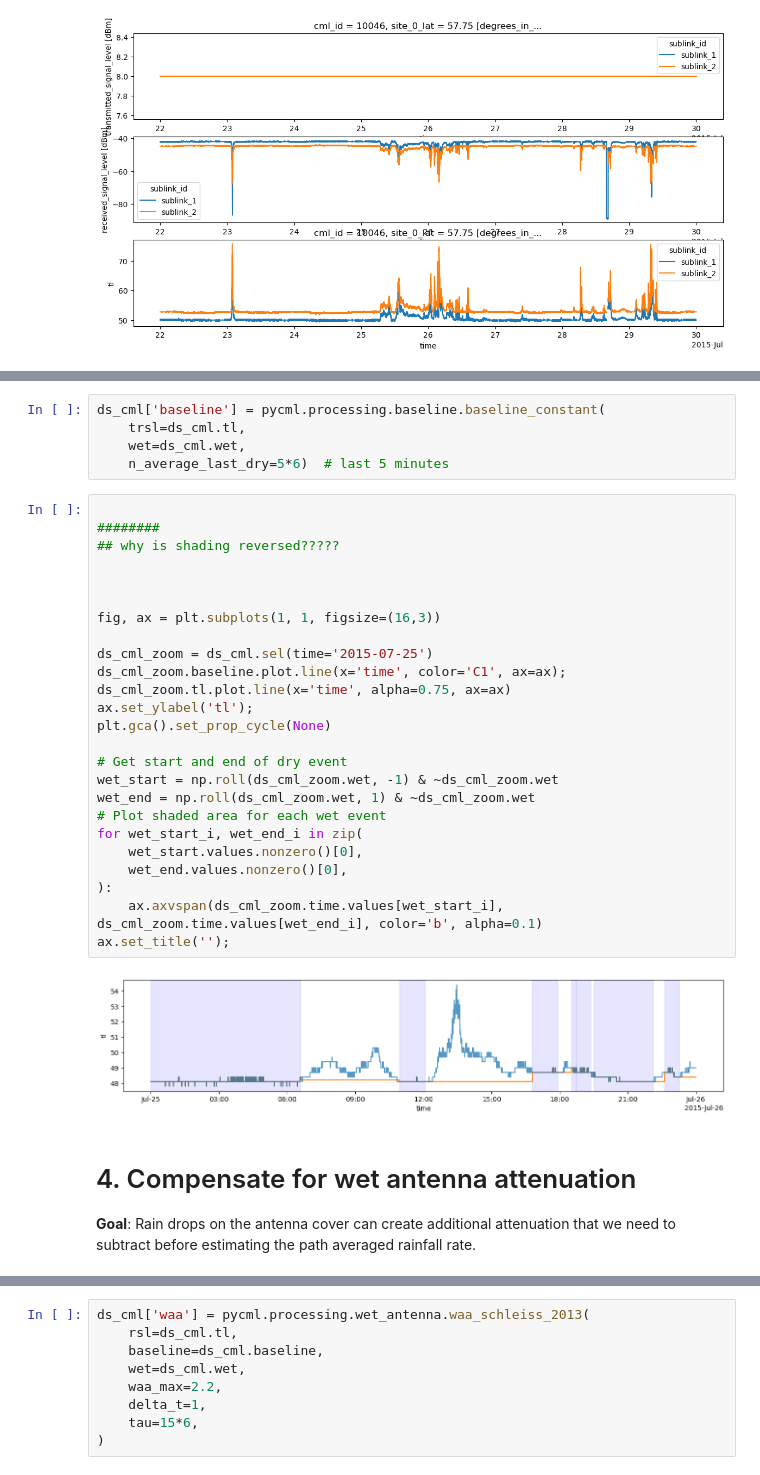
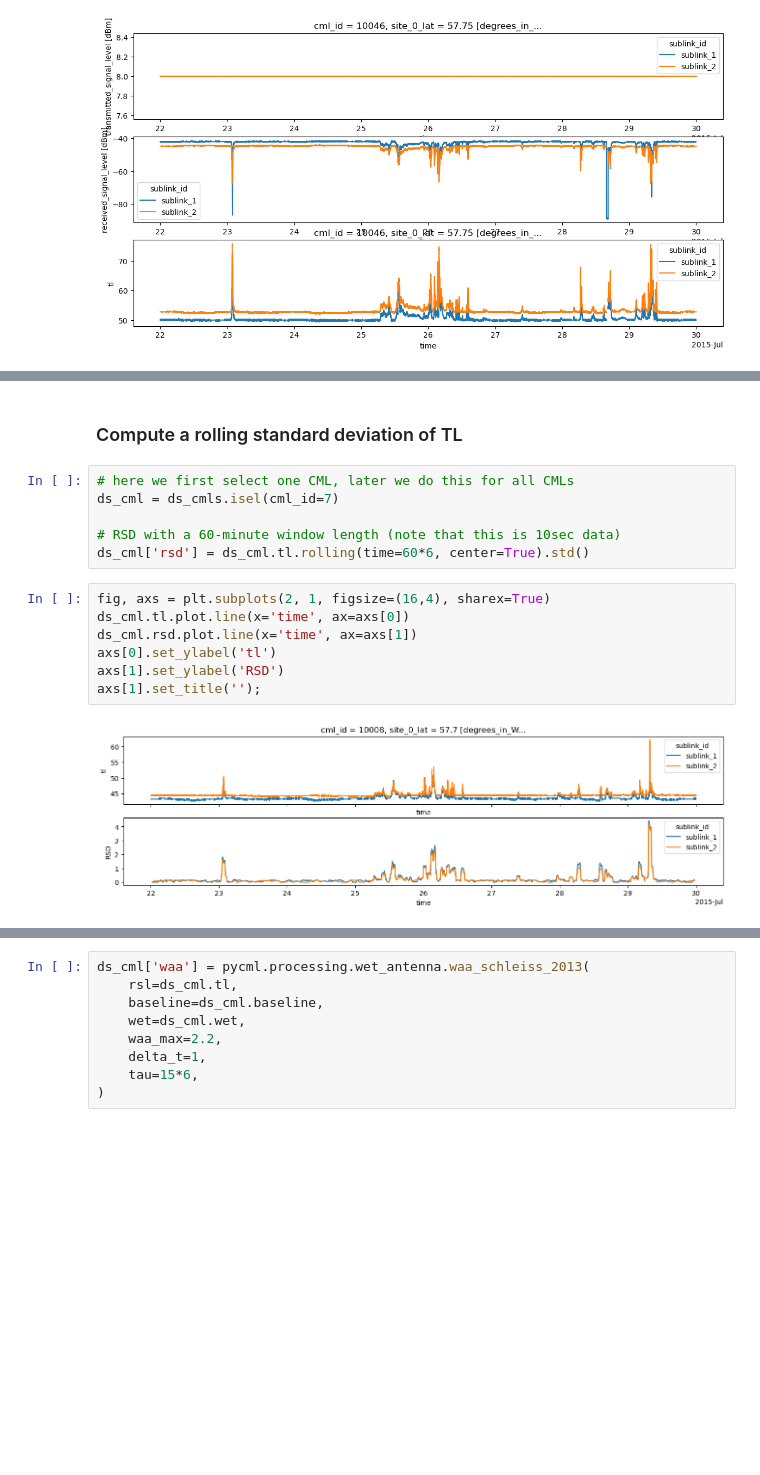
Before and after one commit to OpenSenseAction/PrePEP_short_course_OS, a Jupyter notebook: 2_cml_processing_timeseries.ipynb, the cells around one changed output, grey strips where cells are left out. Saved outputs shown, nothing was run; the diff lists cells and outputs as text; blank space fills up the shorter version.

```diff
--- a/2_cml_processing_timeseries.ipynb
+++ b/2_cml_processing_timeseries.ipynb
@@ -280,35 +156,17 @@ ds_cml['wet'] = ds_cml.rsd > 0.2
-# %%
-ds_cml['baseline'] = pycml.processing.baseline.baseline_constant(
-    trsl=ds_cml.tl,
-    wet=ds_cml.wet,
-    n_average_last_dry=5*6)  # last 5 minutes
-# %%
-
-########
-## why is shading reversed?????
-
-
-
-fig, ax = plt.subplots(1, 1, figsize=(16,3))
-
-ds_cml_zoom = ds_cml.sel(time='2015-07-25')
-ds_cml_zoom.baseline.plot.line(x='time', color='C1', ax=ax);
-ds_cml_zoom.tl.plot.line(x='time', alpha=0.75, ax=ax)
-ax.set_ylabel('tl');
-plt.gca().set_prop_cycle(None)
-
-# Get start and end of dry event
-wet_start = np.roll(ds_cml_zoom.wet, -1) & ~ds_cml_zoom.wet
-wet_end = np.roll(ds_cml_zoom.wet, 1) & ~ds_cml_zoom.wet
-# Plot shaded area for each wet event
-for wet_start_i, wet_end_i in zip(
-    wet_start.values.nonzero()[0],
-    wet_end.values.nonzero()[0],
-):
-    ax.axvspan(ds_cml_zoom.time.values[wet_start_i], ds_cml_zoom.time.values[wet_end_i], color='b', alpha=0.1)
-ax.set_title('');
-# %% [output]
-[figure, removed]
-# %% [markdown]
-# 4. Compensate for wet antenna attenuation
-**Goal**: Rain drops on the antenna cover can create additional attenuation that we need to subtract before estimating the path averaged rainfall rate.
+# %% [markdown]
+### Compute a rolling standard deviation of TL
+# %%
+# here we first select one CML, later we do this for all CMLs
+ds_cml = ds_cmls.isel(cml_id=7)
+
+# RSD with a 60-minute window length (note that this is 10sec data)
+ds_cml['rsd'] = ds_cml.tl.rolling(time=60*6, center=True).std()
+# %%
+fig, axs = plt.subplots(2, 1, figsize=(16,4), sharex=True)
+ds_cml.tl.plot.line(x='time', ax=axs[0])
+ds_cml.rsd.plot.line(x='time', ax=axs[1])
+axs[0].set_ylabel('tl')
+axs[1].set_ylabel('RSD')
+axs[1].set_title('');
+# %% [output]
+[figure, added]
```
Also changed, not shown: parts of 65 cells of this notebook.
